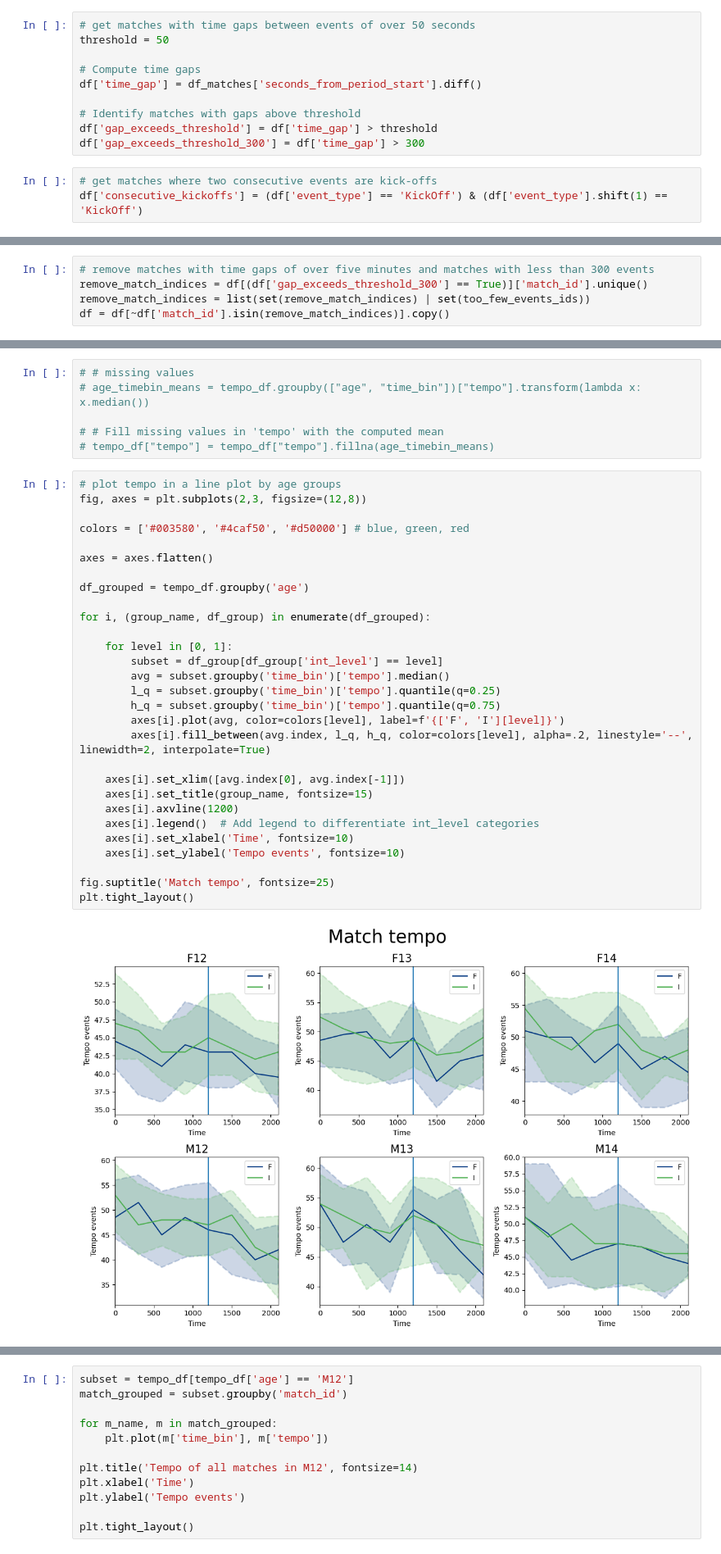
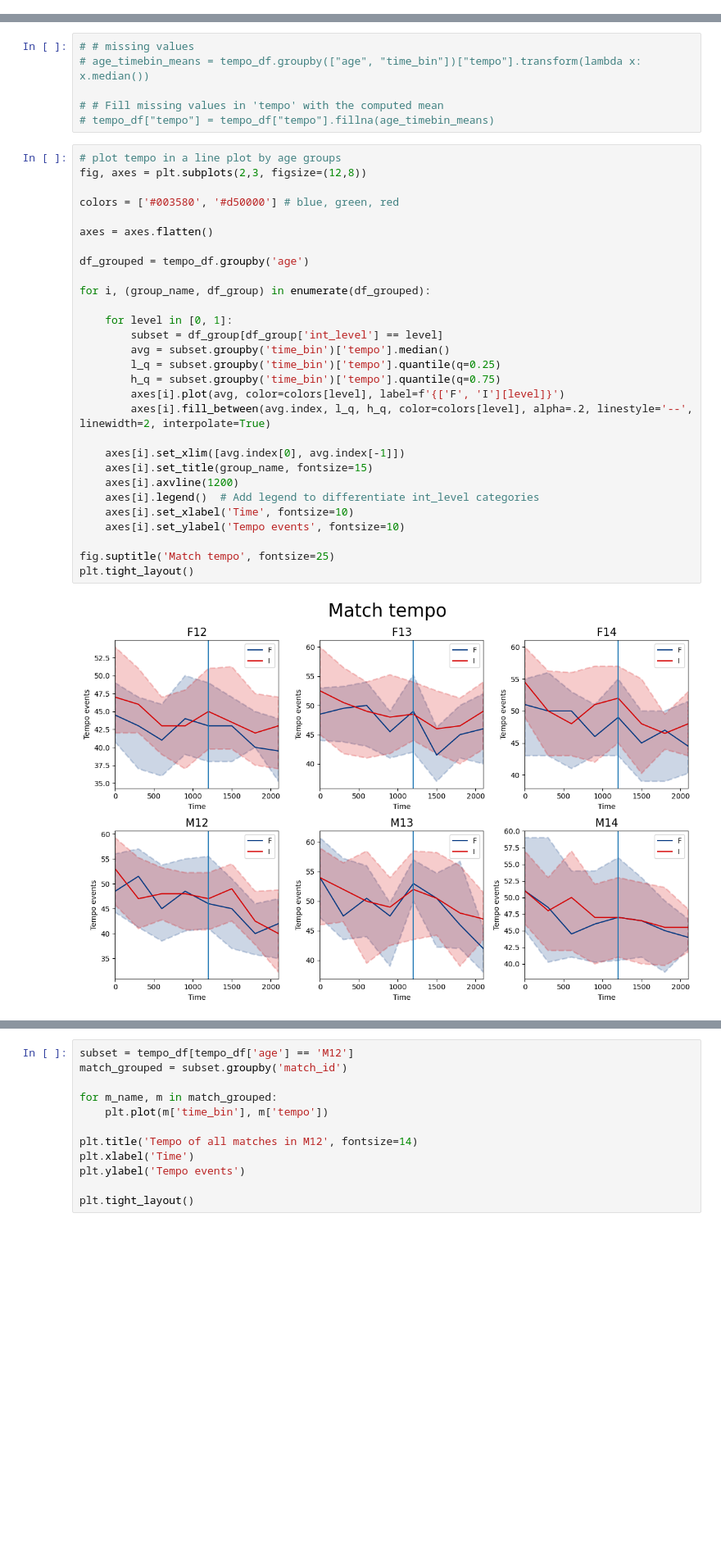
Before and after one commit to konstanyman/thesis_analysis, a Jupyter notebook: processing/tempo.ipynb, the cells around one changed output, grey strips where cells are left out. Shown at 82% size. Saved outputs shown, nothing was run; the diff lists cells and outputs as text; blank space fills up the shorter version.

```diff
--- a/processing/tempo.ipynb
+++ b/processing/tempo.ipynb
@@ -47,13 +27,0 @@ df_matches = df.groupby('match_id')
-# %%
-# get matches with time gaps between events of over 50 seconds
-threshold = 50
-
-# Compute time gaps
-df['time_gap'] = df_matches['seconds_from_period_start'].diff()
-
-# Identify matches with gaps above threshold
-df['gap_exceeds_threshold'] = df['time_gap'] > threshold
-df['gap_exceeds_threshold_300'] = df['time_gap'] > 300
-# %%
-# get matches where two consecutive events are kick-offs
-df['consecutive_kickoffs'] = (df['event_type'] == 'KickOff') & (df['event_type'].shift(1) == 'KickOff')
@@ -70,8 +28,3 @@ We should decide which matches we want to keep. Some matches have large gaps bet
-# %%
-# remove matches with time gaps of over five minutes and matches with less than 300 events
-remove_match_indices = df[(df['gap_exceeds_threshold_300'] == True)]['match_id'].unique()
-remove_match_indices = list(set(remove_match_indices) | set(too_few_events_ids))
-df = df[~df['match_id'].isin(remove_match_indices)].copy()
 # %%
 # finally, create a match info df with match ids, teams, internationality, age and year
 match_info_df = df.loc[:, ['match_id', 'home_team', 'away_team',
@@ -136,34 +89,34 @@ tempo_df = tempo_df[tempo_df['time_bin'] <= 2100]
 # %%
 # plot tempo in a line plot by age groups
 fig, axes = plt.subplots(2,3, figsize=(12,8))
 
-colors = ['#003580', '#4caf50', '#d50000'] # blue, green, red
+colors = ['#003580', '#d50000'] # blue, green, red
 
 axes = axes.flatten()
 
 df_grouped = tempo_df.groupby('age')
 
 for i, (group_name, df_group) in enumerate(df_grouped):
 
     for level in [0, 1]:
         subset = df_group[df_group['int_level'] == level]
         avg = subset.groupby('time_bin')['tempo'].median()
         l_q = subset.groupby('time_bin')['tempo'].quantile(q=0.25)
         h_q = subset.groupby('time_bin')['tempo'].quantile(q=0.75)
         axes[i].plot(avg, color=colors[level], label=f'{['F', 'I'][level]}')
         axes[i].fill_between(avg.index, l_q, h_q, color=colors[level], alpha=.2, linestyle='--', linewidth=2, interpolate=True)
 
     axes[i].set_xlim([avg.index[0], avg.index[-1]])
     axes[i].set_title(group_name, fontsize=15)
     axes[i].axvline(1200)
     axes[i].legend()  # Add legend to differentiate int_level categories
     axes[i].set_xlabel('Time', fontsize=10)
     axes[i].set_ylabel('Tempo events', fontsize=10)
 
 fig.suptitle('Match tempo', fontsize=25)
 plt.tight_layout()
 # %% [output]
-[figure, old version]
+[figure, new version]
 # %%
 # plot tempo
 
```
Also changed, not shown: parts of 11 cells of this notebook, 2 other files.
